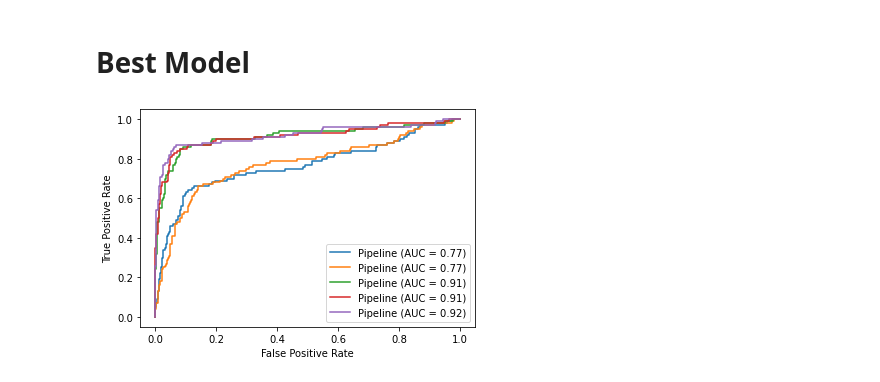
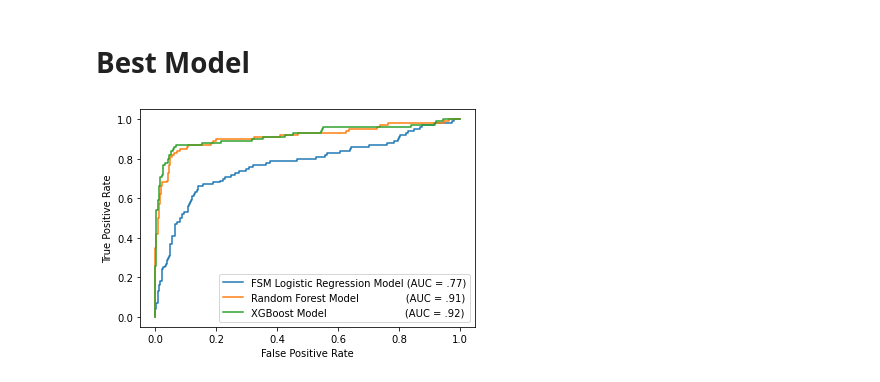
Before and after one commit to ddcots24/Churn, a Jupyter notebook: Daniel/Project_3_EDA.ipynb, the cells around one changed output. Cells and saved outputs as stored; diff of their text form; code cells hidden in the pictures.

```diff
--- a/Daniel/Project_3_EDA.ipynb
+++ b/Daniel/Project_3_EDA.ipynb
@@ -427,6 +431,6 @@ Pipeline(steps=[('preprocessing',
                                         random_state=24))])
 # %%
 #Creating a variable for the best estimator
-best_model = RFgridsearch.best_estimator_
+best_model_rf = RFgridsearch.best_estimator_
 # %%
 #Predicting on X_train
@@ -644,10 +690,8 @@ weighted avg       0.92      0.89      0.90      2666
 # Best Model
 # %%
 fig, ax = plt.subplots()
-plot_roc_curve(pipe, X_test, y_test, ax = ax)
-plot_roc_curve(ros_pipe, X_test, y_test, ax = ax)
-plot_roc_curve(randomRF_best_model, X_test, y_test, ax =ax)
-plot_roc_curve(best_model, X_test, y_test, ax =ax)
-plot_roc_curve(thirdpipe, X_test, y_test, ax =ax);
+plot_roc_curve(ros_pipe, X_test, y_test, ax = ax, label = 'FSM Logistic Regression Model (AUC = .77)')
+plot_roc_curve(best_model_rf, X_test, y_test, ax =ax, label = 'Random Forest Model               (AUC = .91)')
+plot_roc_curve(thirdpipe, X_test, y_test, ax =ax, label = 'XGBoost Model                         (AUC = .92)');
 # %% [output]
-[figure, old version]
+[figure, new version]
```
Also changed, not shown: parts of 9 cells of this notebook.
